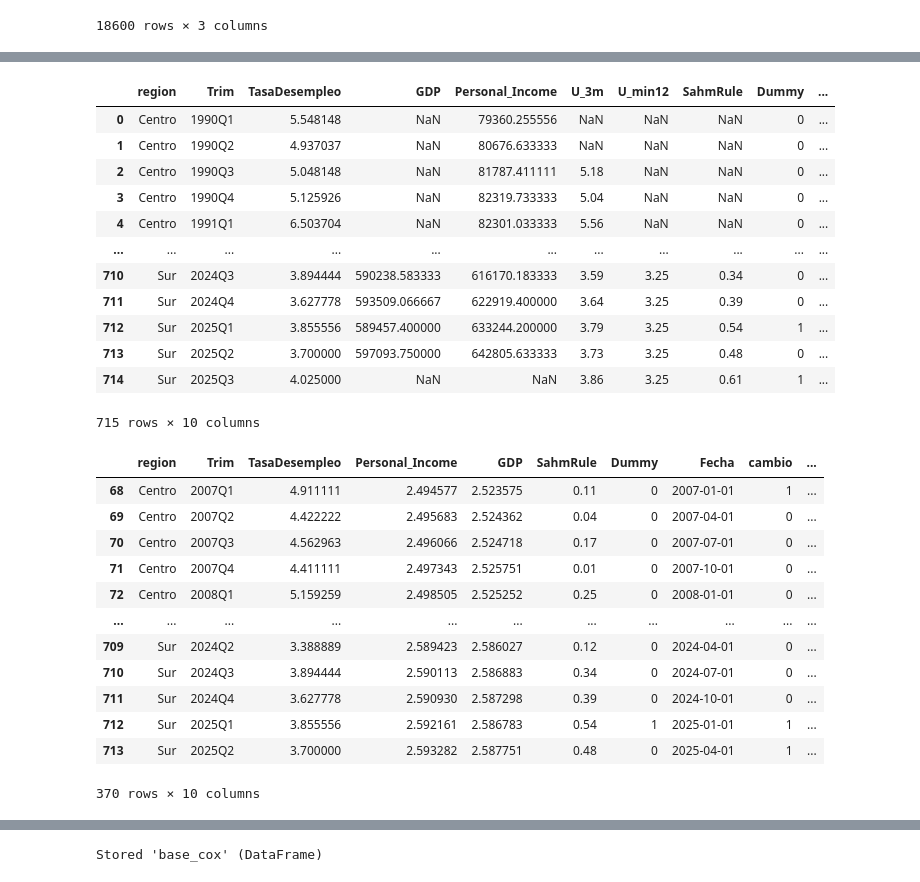
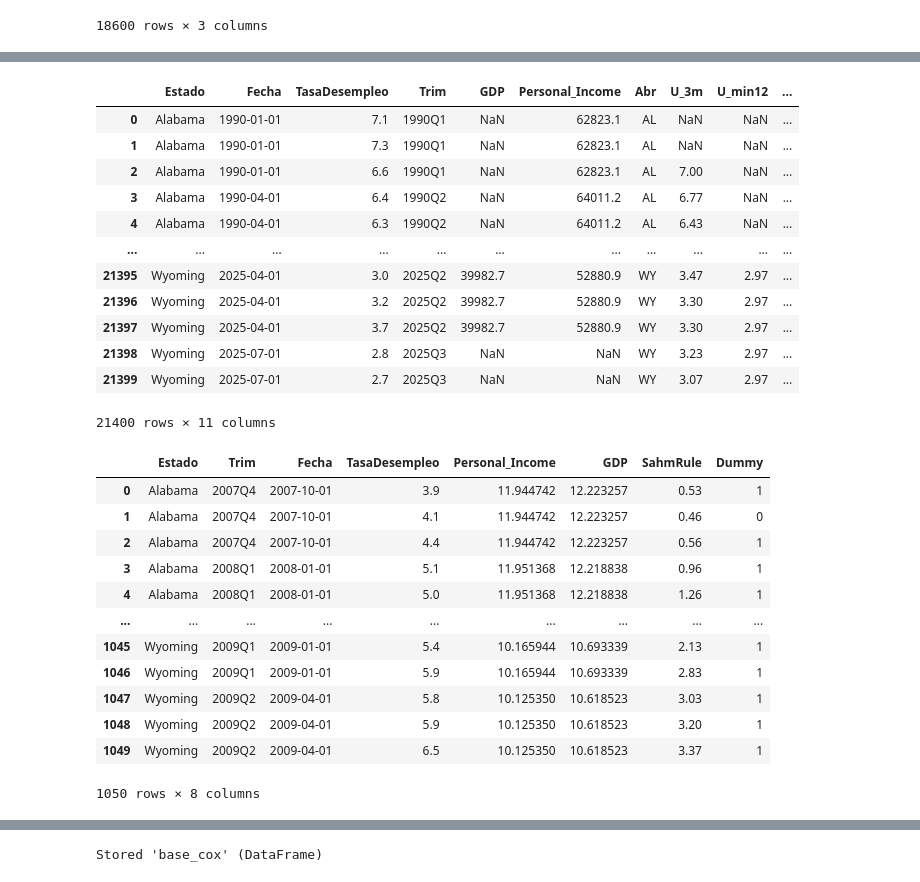
Before and after one commit to Jota-leals/Modelos, a Jupyter notebook: datos_cox.ipynb, the cells around one changed output, grey strips where cells are left out. Cells and saved outputs as stored; diff of their text form; code cells hidden in the pictures.

Commit message:
State analisis

```diff
--- a/datos_cox.ipynb
+++ b/datos_cox.ipynb
@@ -402,6 +378,5 @@ state_region_map = {
 # %%
 base_cox['Abr'] = base_cox['Estado'].map(state_abbr)
-base_cox['region'] = base_cox['Abr'].map(state_region_map)
-base_cox =  base_cox.groupby(["region", "Trim"])[['TasaDesempleo',"GDP", "Personal_Income"]].mean().reset_index()
+#base_cox['region'] = base_cox['Abr'].map(state_region_map)
 base_cox
 # %% [output]
@@ -421,6 +396,6 @@ base_cox
 # %%
-base_cox['U_3m'] = base_cox.groupby('region')['TasaDesempleo'].transform(lambda x: x.rolling(3, min_periods = 3).mean().round(2))
-base_cox['U_min12']= base_cox.groupby('region')['U_3m'].transform(lambda x: x.rolling(12, min_periods = 12).min().round(2))
+base_cox['U_3m'] = base_cox.groupby('Estado')['TasaDesempleo'].transform(lambda x: x.rolling(3, min_periods = 3).mean().round(2))
+base_cox['U_min12']= base_cox.groupby('Estado')['U_3m'].transform(lambda x: x.rolling(12, min_periods = 12).min().round(2))
 base_cox['SahmRule'] = (base_cox['U_3m']-base_cox['U_min12']).round(2)
 base_cox['Dummy'] = (base_cox['SahmRule'] >=0.5).astype(int)
 base_cox['Fecha'] = pd.PeriodIndex(base_cox['Trim'], freq='Q').to_timestamp()
@@ -442,39 +417,37 @@ base_cox
 # %%
 base_cox
 # %% [output]
-|  | region | Trim | TasaDesempleo | GDP | Personal_Income | U_3m | U_min12 | SahmRule | Dummy | ... |
-| 0 | Centro | 1990Q1 | 5.548148 | NaN | 79360.255556 | NaN | NaN | NaN | 0 | ... |
-| 1 | Centro | 1990Q2 | 4.937037 | NaN | 80676.633333 | NaN | NaN | NaN | 0 | ... |
-| 2 | Centro | 1990Q3 | 5.048148 | NaN | 81787.411111 | 5.18 | NaN | NaN | 0 | ... |
-| 3 | Centro | 1990Q4 | 5.125926 | NaN | 82319.733333 | 5.04 | NaN | NaN | 0 | ... |
-| 4 | Centro | 1991Q1 | 6.503704 | NaN | 82301.033333 | 5.56 | NaN | NaN | 0 | ... |
+|  | Estado | Fecha | TasaDesempleo | Trim | GDP | Personal_Income | Abr | U_3m | U_min12 | ... |
+| 0 | Alabama | 1990-01-01 | 7.1 | 1990Q1 | NaN | 62823.1 | AL | NaN | NaN | ... |
+| 1 | Alabama | 1990-01-01 | 7.3 | 1990Q1 | NaN | 62823.1 | AL | NaN | NaN | ... |
+| 2 | Alabama | 1990-01-01 | 6.6 | 1990Q1 | NaN | 62823.1 | AL | 7.00 | NaN | ... |
+| 3 | Alabama | 1990-04-01 | 6.4 | 1990Q2 | NaN | 64011.2 | AL | 6.77 | NaN | ... |
+| 4 | Alabama | 1990-04-01 | 6.3 | 1990Q2 | NaN | 64011.2 | AL | 6.43 | NaN | ... |
 | ... | ... | ... | ... | ... | ... | ... | ... | ... | ... | ... |
-| 710 | Sur | 2024Q3 | 3.894444 | 590238.583333 | 616170.183333 | 3.59 | 3.25 | 0.34 | 0 | ... |
-| 711 | Sur | 2024Q4 | 3.627778 | 593509.066667 | 622919.400000 | 3.64 | 3.25 | 0.39 | 0 | ... |
-| 712 | Sur | 2025Q1 | 3.855556 | 589457.400000 | 633244.200000 | 3.79 | 3.25 | 0.54 | 1 | ... |
-| 713 | Sur | 2025Q2 | 3.700000 | 597093.750000 | 642805.633333 | 3.73 | 3.25 | 0.48 | 0 | ... |
-| 714 | Sur | 2025Q3 | 4.025000 | NaN | NaN | 3.86 | 3.25 | 0.61 | 1 | ... |
+| 21395 | Wyoming | 2025-04-01 | 3.0 | 2025Q2 | 39982.7 | 52880.9 | WY | 3.47 | 2.97 | ... |
+| 21396 | Wyoming | 2025-04-01 | 3.2 | 2025Q2 | 39982.7 | 52880.9 | WY | 3.30 | 2.97 | ... |
+| 21397 | Wyoming | 2025-04-01 | 3.7 | 2025Q2 | 39982.7 | 52880.9 | WY | 3.30 | 2.97 | ... |
+| 21398 | Wyoming | 2025-07-01 | 2.8 | 2025Q3 | NaN | NaN | WY | 3.23 | 2.97 | ... |
+| 21399 | Wyoming | 2025-07-01 | 2.7 | 2025Q3 | NaN | NaN | WY | 3.07 | 2.97 | ... |
-715 rows × 10 columns
+21400 rows × 11 columns
 # %%
-base_cox = base_cox[base_cox['Fecha']>='2007-01-01']
-base_cox = base_cox[base_cox['Fecha']<='2025-06-01']
+base_cox = base_cox[base_cox['Fecha']>='2007-10-01']
+base_cox = base_cox[base_cox['Fecha']<='2009-06-01']
 base_cox['GDP'] = np.log(base_cox['GDP'])
 base_cox['Personal_Income']=np.log(base_cox['Personal_Income'])
-base_cox =  base_cox[['region','Trim','TasaDesempleo','Personal_Income','GDP','SahmRule','Dummy','Fecha']]
-base_cox['cambio'] = base_cox['Dummy'].ne(base_cox.groupby('region')['Dummy'].shift()).astype(int)
-base_cox['episodio'] = base_cox.groupby('region')['cambio'].cumsum()
-base_cox
+base_cox =  base_cox[['Estado','Trim','Fecha','TasaDesempleo','Personal_Income','GDP','SahmRule','Dummy']]
+base_cox.reset_index(drop=True)
 # %% [output]
-|  | region | Trim | TasaDesempleo | Personal_Income | GDP | SahmRule | Dummy | Fecha | cambio | ... |
-| 68 | Centro | 2007Q1 | 4.911111 | 2.494577 | 2.523575 | 0.11 | 0 | 2007-01-01 | 1 | ... |
-| 69 | Centro | 2007Q2 | 4.422222 | 2.495683 | 2.524362 | 0.04 | 0 | 2007-04-01 | 0 | ... |
-| 70 | Centro | 2007Q3 | 4.562963 | 2.496066 | 2.524718 | 0.17 | 0 | 2007-07-01 | 0 | ... |
-| 71 | Centro | 2007Q4 | 4.411111 | 2.497343 | 2.525751 | 0.01 | 0 | 2007-10-01 | 0 | ... |
-| 72 | Centro | 2008Q1 | 5.159259 | 2.498505 | 2.525252 | 0.25 | 0 | 2008-01-01 | 0 | ... |
-| ... | ... | ... | ... | ... | ... | ... | ... | ... | ... | ... |
-| 709 | Sur | 2024Q2 | 3.388889 | 2.589423 | 2.586027 | 0.12 | 0 | 2024-04-01 | 0 | ... |
-| 710 | Sur | 2024Q3 | 3.894444 | 2.590113 | 2.586883 | 0.34 | 0 | 2024-07-01 | 0 | ... |
-| 711 | Sur | 2024Q4 | 3.627778 | 2.590930 | 2.587298 | 0.39 | 0 | 2024-10-01 | 0 | ... |
-| 712 | Sur | 2025Q1 | 3.855556 | 2.592161 | 2.586783 | 0.54 | 1 | 2025-01-01 | 1 | ... |
-| 713 | Sur | 2025Q2 | 3.700000 | 2.593282 | 2.587751 | 0.48 | 0 | 2025-04-01 | 1 | ... |
+|  | Estado | Trim | Fecha | TasaDesempleo | Personal_Income | GDP | SahmRule | Dummy |
+| 0 | Alabama | 2007Q4 | 2007-10-01 | 3.9 | 11.944742 | 12.223257 | 0.53 | 1 |
+| 1 | Alabama | 2007Q4 | 2007-10-01 | 4.1 | 11.944742 | 12.223257 | 0.46 | 0 |
+| 2 | Alabama | 2007Q4 | 2007-10-01 | 4.4 | 11.944742 | 12.223257 | 0.56 | 1 |
+| 3 | Alabama | 2008Q1 | 2008-01-01 | 5.1 | 11.951368 | 12.218838 | 0.96 | 1 |
+| 4 | Alabama | 2008Q1 | 2008-01-01 | 5.0 | 11.951368 | 12.218838 | 1.26 | 1 |
+| ... | ... | ... | ... | ... | ... | ... | ... | ... |
+| 1045 | Wyoming | 2009Q1 | 2009-01-01 | 5.4 | 10.165944 | 10.693339 | 2.13 | 1 |
+| 1046 | Wyoming | 2009Q1 | 2009-01-01 | 5.9 | 10.165944 | 10.693339 | 2.83 | 1 |
+| 1047 | Wyoming | 2009Q2 | 2009-04-01 | 5.8 | 10.125350 | 10.618523 | 3.03 | 1 |
+| 1048 | Wyoming | 2009Q2 | 2009-04-01 | 5.9 | 10.125350 | 10.618523 | 3.20 | 1 |
+| 1049 | Wyoming | 2009Q2 | 2009-04-01 | 6.5 | 10.125350 | 10.618523 | 3.37 | 1 |
-370 rows × 10 columns
+1050 rows × 8 columns
```
Also changed, not shown: parts of 12 cells of this notebook, 2 other files.
